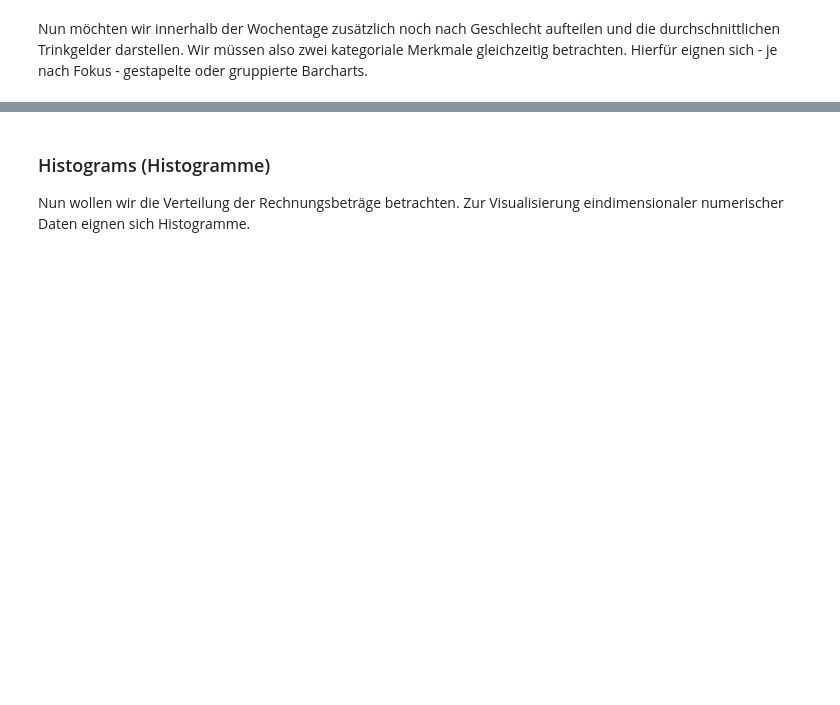
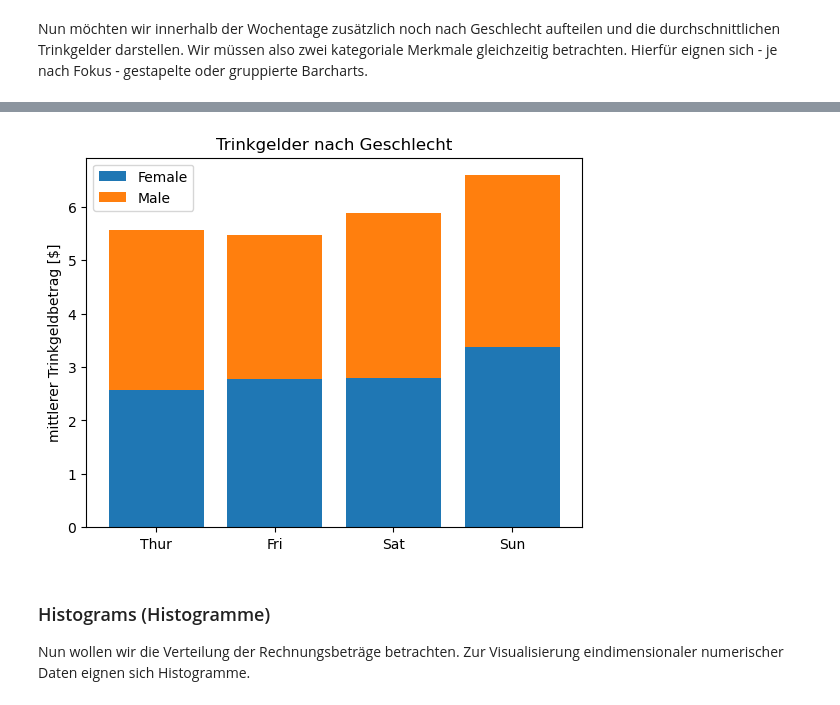
Before and after one commit to thieleju/studium, a Jupyter notebook: Data Science/tutorial_visualization.ipynb, the cells around one changed output, grey strips where cells are left out. Saved outputs shown, nothing was run; the diff lists cells and outputs as text; code cells hidden in the pictures; blank space fills up the shorter version.

```diff
--- a/Data Science/tutorial_visualization.ipynb
+++ b/Data Science/tutorial_visualization.ipynb
@@ -59,3 +121,7 @@ Im Falle von ordinalen Merkmalen sollte man ggf. die intrinsische Reihenfolge de
 Nun möchten wir innerhalb der Wochentage zusätzlich noch nach Geschlecht aufteilen und die durchschnittlichen Trinkgelder darstellen.
 Wir müssen also zwei kategoriale Merkmale gleichzeitig betrachten.
 Hierfür eignen sich - je nach Fokus - gestapelte oder gruppierte Barcharts.
+# %%
+data = tips.groupby(["day", "sex"])["tip"].mean() # durchschnittl. Trinkgeldbetrag pro Wochentag und Geschlecht
+data = data.unstack() # innerstes Indexlevel in Spalten umsetzen => Spalten für Male und Female
+data
@@ -62,3 +135,16 @@ Hierfür eignen sich - je nach Fokus - gestapelte oder gruppierte Barcharts.
+# %%
+fig, ax = plt.subplots()
+
+ax.bar(data.index, data["Female"], label= "Female")
+ax.bar(data.index, data["Male"], bottom = data["Female"], label= "Male")
+
+ax.set_ylabel('mittlerer Trinkgeldbetrag [$]')
+ax.set_title('Trinkgelder nach Geschlecht')
+ax.legend()
+
+plt.show()
+# %% [output]
+[figure, added]
 # %% [markdown]
 ### Histograms (Histogramme)
 
```
Also changed, not shown: parts of 23 cells of this notebook, 3 other files.
